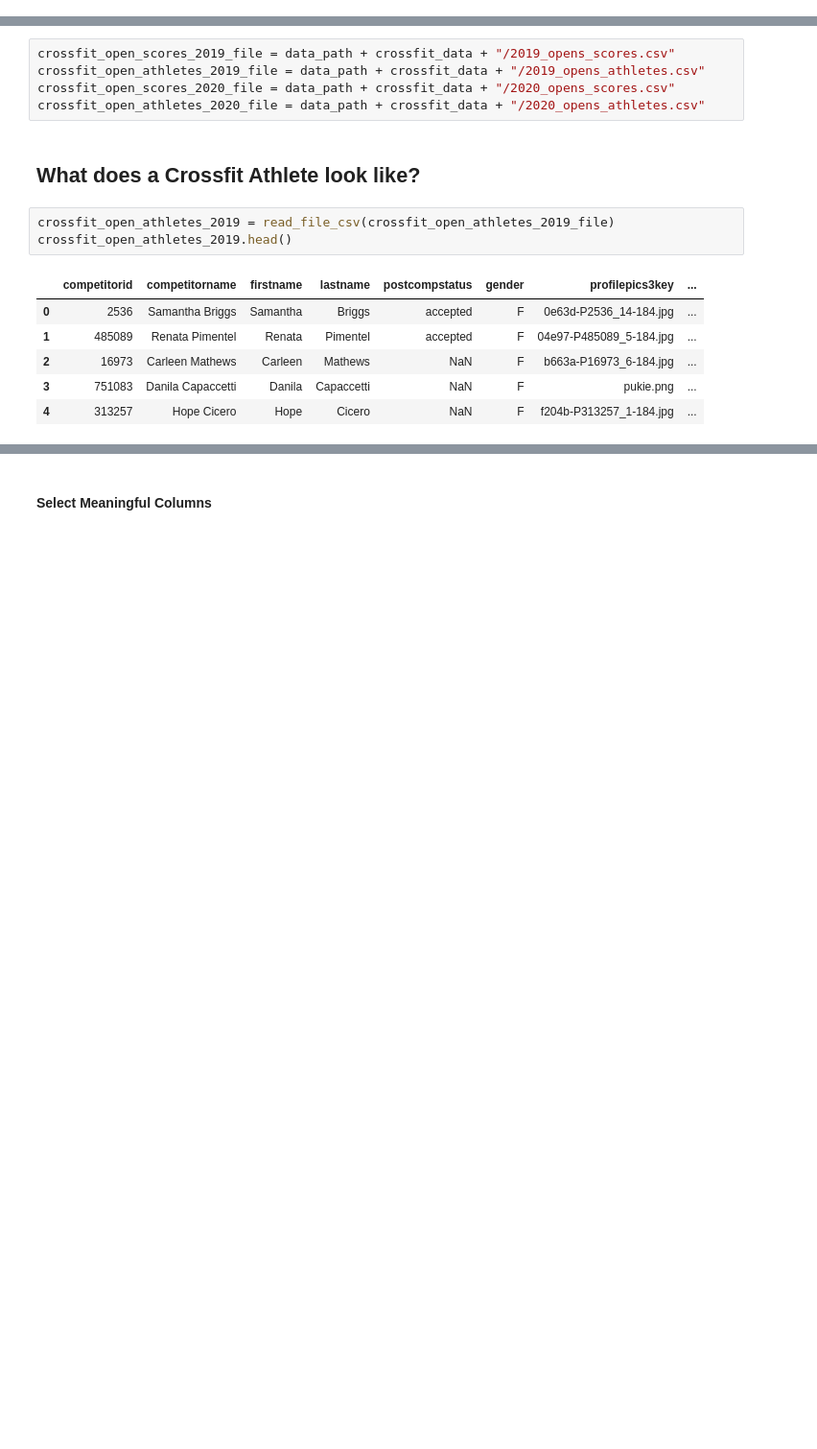
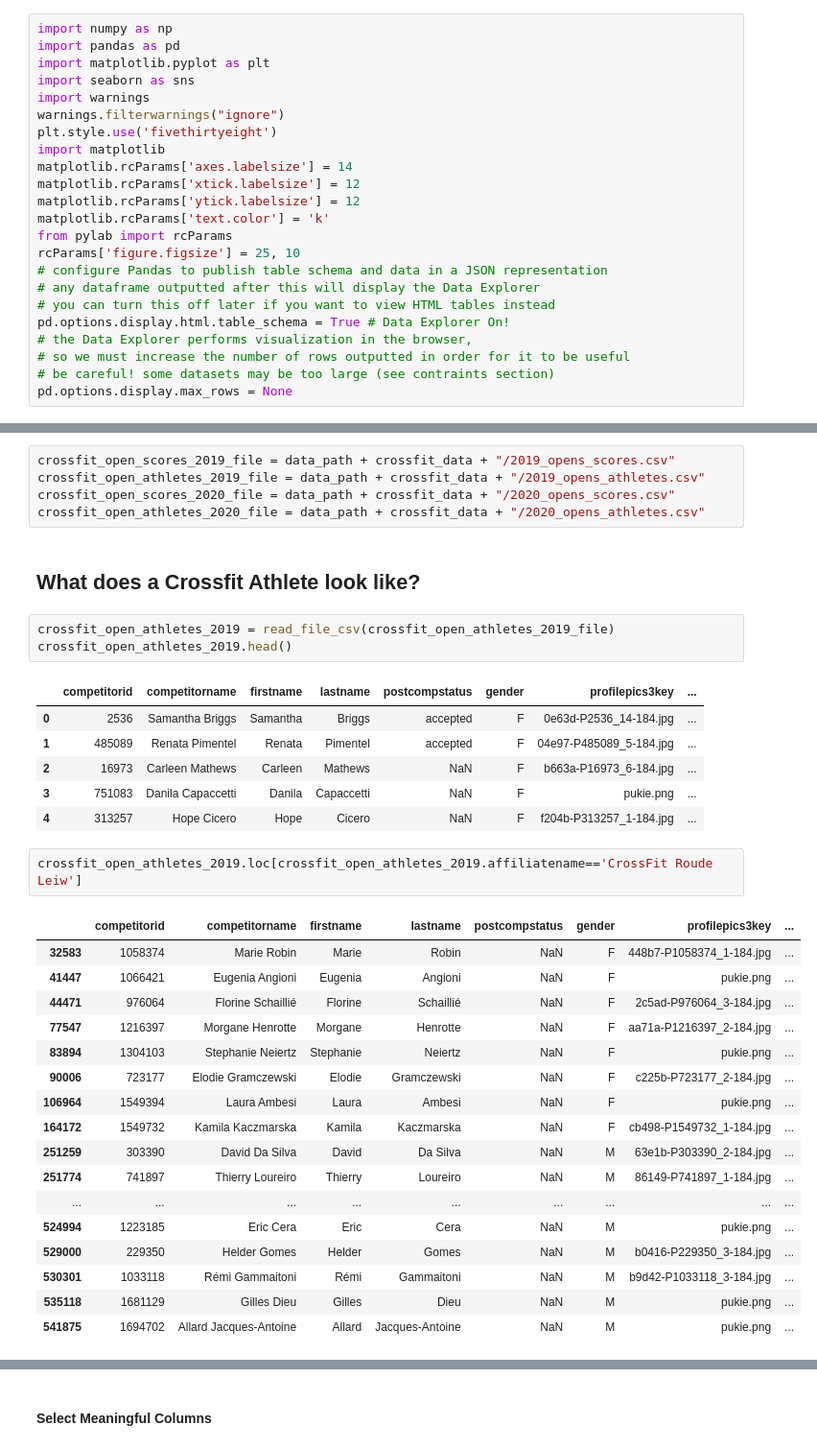
Before and after one commit to Pabsm94/DataScientist_Nanodegree_Udacity, a Jupyter notebook: [DS Nanodegree] - Project 1.ipynb, the cells around one changed output, grey strips where cells are left out. Shown: that part at 96% size. Drawn from its saved outputs; the diff is of its cells as text; blank space fills up the shorter version.

```diff
--- a/[DS Nanodegree] - Project 1.ipynb
+++ b/[DS Nanodegree] - Project 1.ipynb
@@ -10,3 +5,26 @@ import seaborn as sns
+# %%
+import numpy as np
+import pandas as pd
+import matplotlib.pyplot as plt
+import seaborn as sns
+import warnings
+warnings.filterwarnings("ignore")
+plt.style.use('fivethirtyeight')
+import matplotlib
+matplotlib.rcParams['axes.labelsize'] = 14
+matplotlib.rcParams['xtick.labelsize'] = 12
+matplotlib.rcParams['ytick.labelsize'] = 12
+matplotlib.rcParams['text.color'] = 'k'
+from pylab import rcParams
+rcParams['figure.figsize'] = 25, 10
+# configure Pandas to publish table schema and data in a JSON representation
+# any dataframe outputted after this will display the Data Explorer
+# you can turn this off later if you want to view HTML tables instead
+pd.options.display.html.table_schema = True # Data Explorer On!
+# the Data Explorer performs visualization in the browser,
+# so we must increase the number of rows outputted in order for it to be useful
+# be careful! some datasets may be too large (see contraints section)
+pd.options.display.max_rows = None
 # %%
 data_path = "/Users/pblsnt/Documents/DataScientist_Nanodegree_Udacity/Data"
 crossfit_data = "/crossfit_games_data"
@@ -30,3 +48,23 @@ crossfit_open_athletes_2019.head()
 | 2 | 16973 | Carleen Mathews | Carleen | Mathews | NaN | F | b663a-P16973_6-184.jpg | ... |
 | 3 | 751083 | Danila Capaccetti | Danila | Capaccetti | NaN | F | pukie.png | ... |
 | 4 | 313257 | Hope Cicero | Hope | Cicero | NaN | F | f204b-P313257_1-184.jpg | ... |
+# %%
+crossfit_open_athletes_2019.loc[crossfit_open_athletes_2019.affiliatename=='CrossFit Roude Leiw']
+# %% [output]
+|  | competitorid | competitorname | firstname | lastname | postcompstatus | gender | profilepics3key | ... |
+| 32583 | 1058374 | Marie Robin | Marie | Robin | NaN | F | 448b7-P1058374_1-184.jpg | ... |
+| 41447 | 1066421 | Eugenia Angioni | Eugenia | Angioni | NaN | F | pukie.png | ... |
+| 44471 | 976064 | Florine Schaillié | Florine | Schaillié | NaN | F | 2c5ad-P976064_3-184.jpg | ... |
+| 77547 | 1216397 | Morgane Henrotte | Morgane | Henrotte | NaN | F | aa71a-P1216397_2-184.jpg | ... |
+| 83894 | 1304103 | Stephanie Neiertz | Stephanie | Neiertz | NaN | F | pukie.png | ... |
+| 90006 | 723177 | Elodie Gramczewski | Elodie | Gramczewski | NaN | F | c225b-P723177_2-184.jpg | ... |
+| 106964 | 1549394 | Laura Ambesi | Laura | Ambesi | NaN | F | pukie.png | ... |
+| 164172 | 1549732 | Kamila Kaczmarska | Kamila | Kaczmarska | NaN | F | cb498-P1549732_1-184.jpg | ... |
+| 251259 | 303390 | David Da Silva | David | Da Silva | NaN | M | 63e1b-P303390_2-184.jpg | ... |
+| 251774 | 741897 | Thierry Loureiro | Thierry | Loureiro | NaN | M | 86149-P741897_1-184.jpg | ... |
+| ... | ... | ... | ... | ... | ... | ... | ... | ... |
+| 524994 | 1223185 | Eric Cera | Eric | Cera | NaN | M | pukie.png | ... |
+| 529000 | 229350 | Helder Gomes | Helder | Gomes | NaN | M | b0416-P229350_3-184.jpg | ... |
+| 530301 | 1033118 | Rémi Gammaitoni | Rémi | Gammaitoni | NaN | M | b9d42-P1033118_3-184.jpg | ... |
+| 535118 | 1681129 | Gilles Dieu | Gilles | Dieu | NaN | M | pukie.png | ... |
+| 541875 | 1694702 | Allard Jacques-Antoine | Allard | Jacques-Antoine | NaN | M | pukie.png | ... |
```
Also changed, not shown: parts of 35 cells of this notebook.
